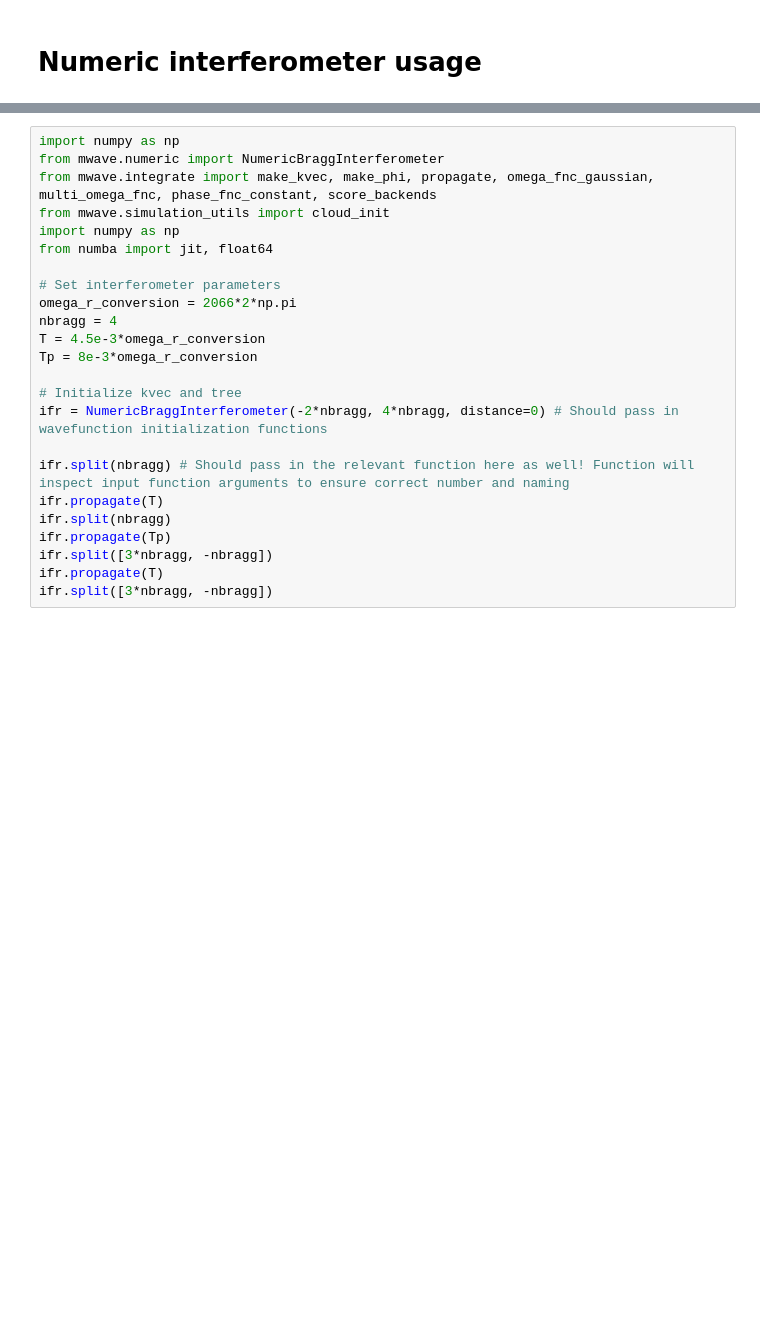
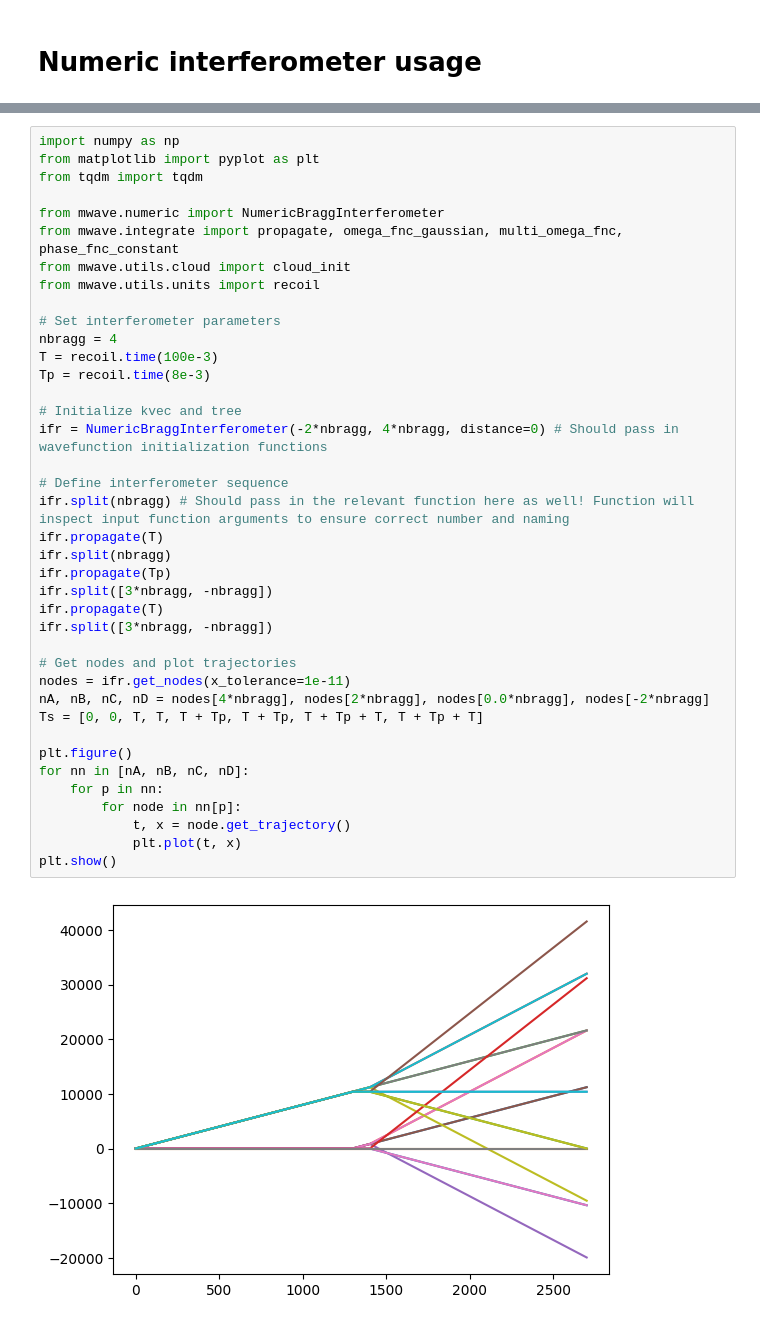
Before and after one commit to jc-roth/mwave, a Jupyter notebook: docs/examples/numeric_interferometer_usage.ipynb, the cells around one changed output, grey strips where cells are left out. Saved outputs shown, nothing was run; the diff lists cells and outputs as text; blank space fills up the shorter version.

Commit message:
improved numeric interferometer, created cleaner example, created units module, refactored

```diff
--- a/docs/examples/numeric_interferometer_usage.ipynb
+++ b/docs/examples/numeric_interferometer_usage.ipynb
@@ -10,24 +8,41 @@
 # %%
 import numpy as np
+from matplotlib import pyplot as plt
+from tqdm import tqdm
+
 from mwave.numeric import NumericBraggInterferometer
-from mwave.integrate import make_kvec, make_phi, propagate, omega_fnc_gaussian, multi_omega_fnc, phase_fnc_constant, score_backends
-from mwave.simulation_utils import cloud_init
-import numpy as np
-from numba import jit, float64
+from mwave.integrate import propagate, omega_fnc_gaussian, multi_omega_fnc, phase_fnc_constant
+from mwave.utils.cloud import cloud_init
+from mwave.utils.units import recoil
 
 # Set interferometer parameters
-omega_r_conversion = 2066*2*np.pi
 nbragg = 4
-T = 4.5e-3*omega_r_conversion
-Tp = 8e-3*omega_r_conversion
+T = recoil.time(100e-3)
+Tp = recoil.time(8e-3)
 
 # Initialize kvec and tree
 ifr = NumericBraggInterferometer(-2*nbragg, 4*nbragg, distance=0) # Should pass in wavefunction initialization functions
 
+# Define interferometer sequence
 ifr.split(nbragg) # Should pass in the relevant function here as well! Function will inspect input function arguments to ensure correct number and naming
 ifr.propagate(T)
 ifr.split(nbragg)
 ifr.propagate(Tp)
 ifr.split([3*nbragg, -nbragg])
 ifr.propagate(T)
 ifr.split([3*nbragg, -nbragg])
+
+# Get nodes and plot trajectories
+nodes = ifr.get_nodes(x_tolerance=1e-11)
+nA, nB, nC, nD = nodes[4*nbragg], nodes[2*nbragg], nodes[0.0*nbragg], nodes[-2*nbragg]
+Ts = [0, 0, T, T, T + Tp, T + Tp, T + Tp + T, T + Tp + T]
+
+plt.figure()
+for nn in [nA, nB, nC, nD]:
+    for p in nn:
+        for node in nn[p]:
+            t, x = node.get_trajectory()
+            plt.plot(t, x)
+plt.show()
+# %% [output]
+[figure, added]
```
Also changed, not shown: parts of 19 cells of this notebook, 15 other files.
